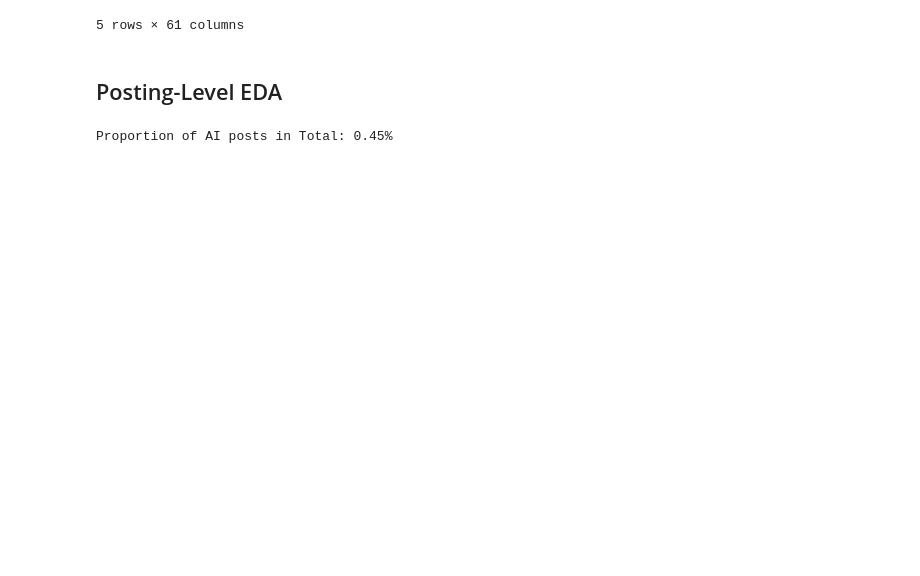
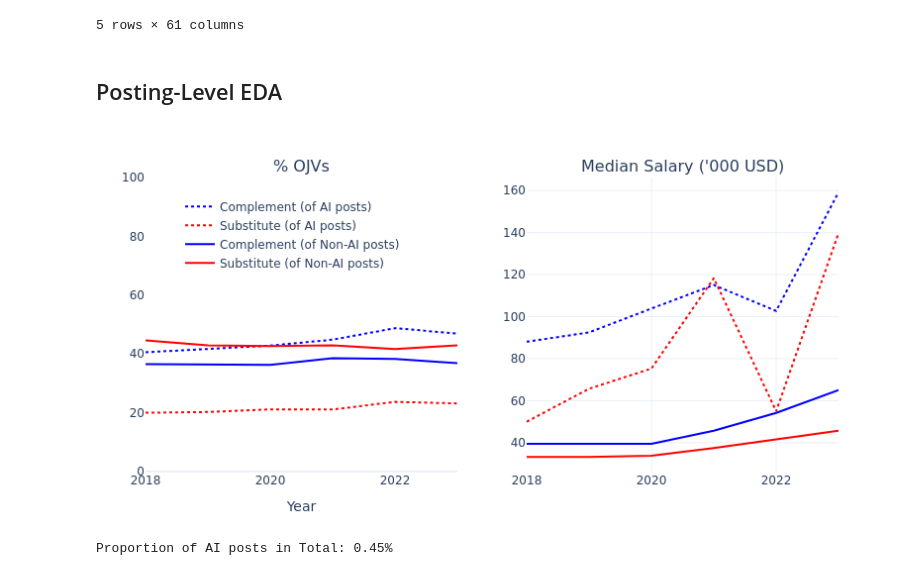
Before and after one commit to matthewbbone/substitute-complement, a Jupyter notebook: internel_effects.ipynb, the cells around one changed output. Saved outputs shown, nothing was run; the diff lists cells and outputs as text; code cells hidden in the pictures; blank space fills up the shorter version.

Commit message:
add images

```diff
--- a/internel_effects.ipynb
+++ b/internel_effects.ipynb
@@ -383,36 +385,37 @@ for ai_val in [True, False]:
         df = substitute_salaries_df if skill == "SUBSTITUTE" else complement_salaries_df
         df = df[df["AI"] == ai_val]
         fig.add_trace(
             go.Scatter(
                 x=df["YEAR"],
                 y=df["SALARY"] / 1000,  # Convert to thousands
                 mode="lines",
                 line=dict(color=color_map[skill], dash="dot" if ai_val else "solid"),
                 showlegend=False
             ),
             row=1, col=2
         )
 
 fig.update_layout(
     xaxis_title="Year",
     template="plotly_white",
     xaxis_showgrid=False,
     yaxis_showgrid=False,
     yaxis_range=[0, 100],
     margin=dict(l=50, r=50, t=50, b=50),
     width=800,
     height=400,
     legend=dict(
         yanchor="top",
         y=.95,
         xanchor="left",
         x=.05
     )
 )
 
-fig.show()
-
-fig.write_image("figures/proportions_salaries_ts.png", width=800, height=400, scale=2)
+fig.write_image("figures/proportions_salaries_ts.png", width=800, height=400, scale=1)
+display(Image("figures/proportions_salaries_ts.png"))
+# %% [output]
+[figure, added]
 # %%
 mean_ai_posts = posts_df["AI"].mean()
 print(f"Proportion of AI posts in Total: {mean_ai_posts:.2%}")
```
Also changed, not shown: parts of 8 cells of this notebook, 10 other files.
